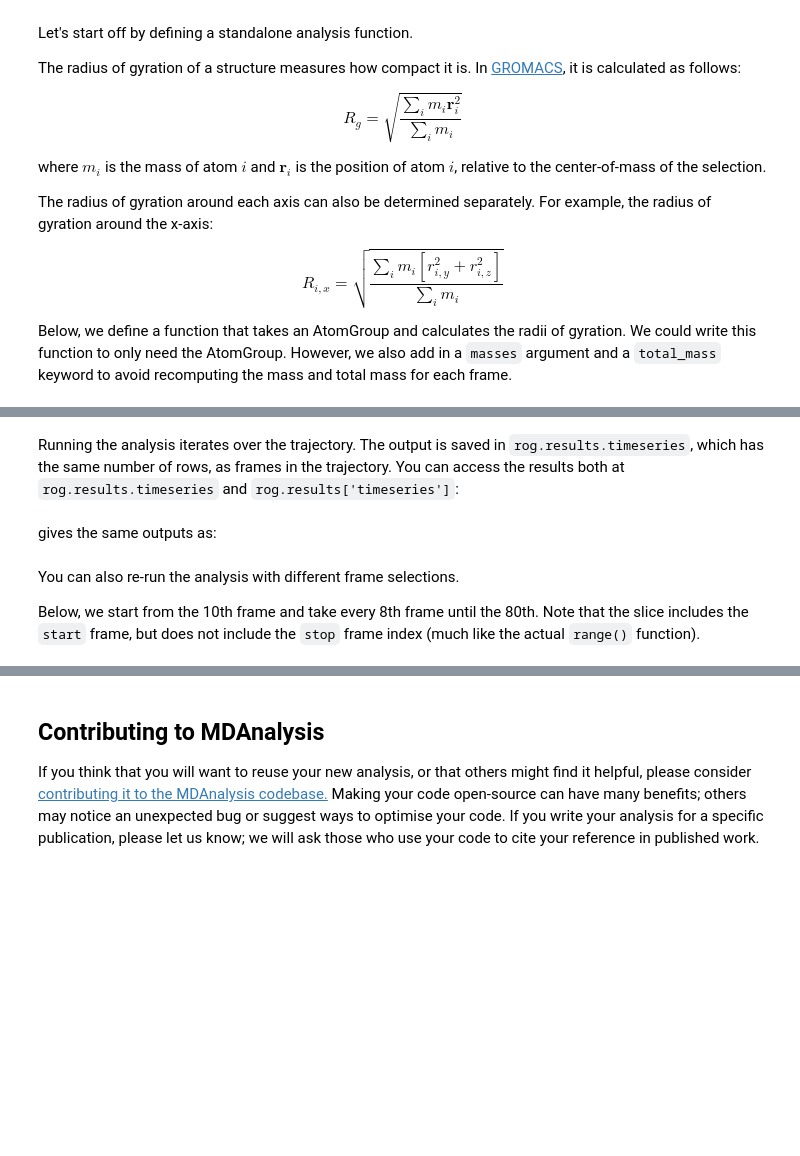
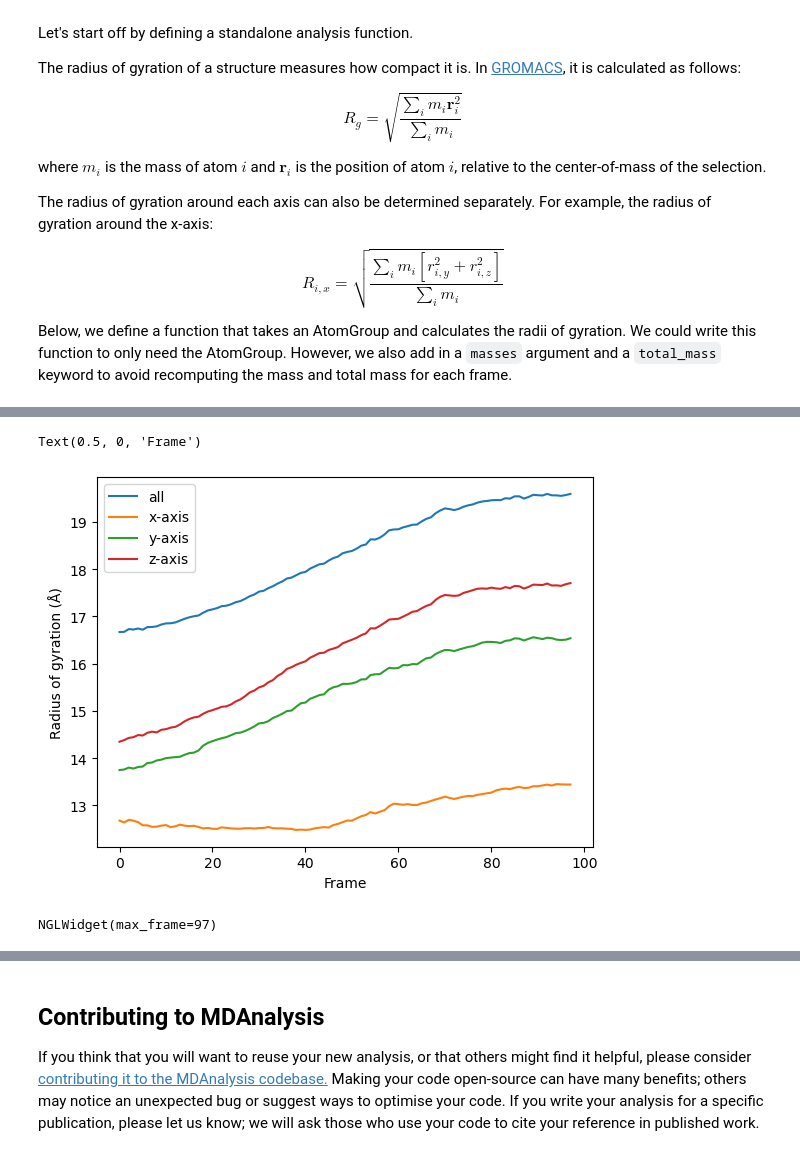
Before and after one commit to MDAnalysis/MDAnalysisMolSSIWorkshop-Intermediate2Day, a Jupyter notebook: notebooks/Tutorial3_Analysis.ipynb, the cells around one changed output, grey strips where cells are left out. Saved outputs shown, nothing was run; the diff lists cells and outputs as text; code cells hidden in the pictures; blank space fills up the shorter version.

```diff
--- a/notebooks/Tutorial3_Analysis.ipynb
+++ b/notebooks/Tutorial3_Analysis.ipynb
@@ -69,11 +61,0 @@ peg_u.atoms.residues[0]
-# %%
-rog = []
-Os = peg_u.select_atoms('type os')
-for ts in peg_u.trajectory:
-    rog.append(Os.radius_of_gyration())
-
-#now let's plot:
-plt.plot(rog)
-plt.xlabel('frame')
-plt.ylabel(r"R$_{g}$ ($\AA$)")
-plt.show()
@@ -328,5 +319,5 @@ The test files we will be working with here feature adenylate kinase (AdK), a ph
 # %%
 u = mda.Universe(PSF, DCD)
 protein = u.select_atoms('protein')
-
-u2 = mda.Universe(PSF, DCD2)
+protein_masses = protein.masses
+total_mass = np.sum(protein_masses)
@@ -342,2 +323,0 @@ rog.run()
-# %% [markdown]
-Running the analysis iterates over the trajectory. The output is saved in `rog.results.timeseries`, which has the same number of rows, as frames in the trajectory. You can access the results both at `rog.results.timeseries` and `rog.results['timeseries']`:
@@ -346,2 +323,0 @@ rog.results['timeseries'].shape
-# %% [markdown]
-gives the same outputs as:
@@ -350,11 +324,17 @@ rog.results.timeseries.shape
+# %%
+radgyr_results = np.zeros([u.trajectory.n_frames, 4])
+
+for i, ts in enumerate(u.trajectory):
+    radgyr_results[i] = radgyr(atomgroup=protein,
+                          masses=protein_masses,
+                          total_mass=total_mass)
 # %%
 labels = ['all', 'x-axis', 'y-axis', 'z-axis']
-for col, label in zip(rog.results['timeseries'].T, labels):
+for col, label in zip(radgyr_results.T, labels):
     plt.plot(col, label=label)
 plt.legend()
 plt.ylabel('Radius of gyration (Å)')
 plt.xlabel('Frame')
+# %% [output]
+Text(0.5, 0, 'Frame')
+[figure, added]
-# %% [markdown]
-You can also re-run the analysis with different frame selections.
-
-Below, we start from the 10th frame and take every 8th frame until the 80th. Note that the slice includes the `start` frame, but does not include the `stop` frame index (much like the actual `range()` function).
@@ -367,0 +344,4 @@ rog_10.results['timeseries'].shape
+# %%
+view
+# %% [output]
+NGLWidget(max_frame=97)
```
Also changed, not shown: parts of 76 cells of this notebook, 2 other files.
